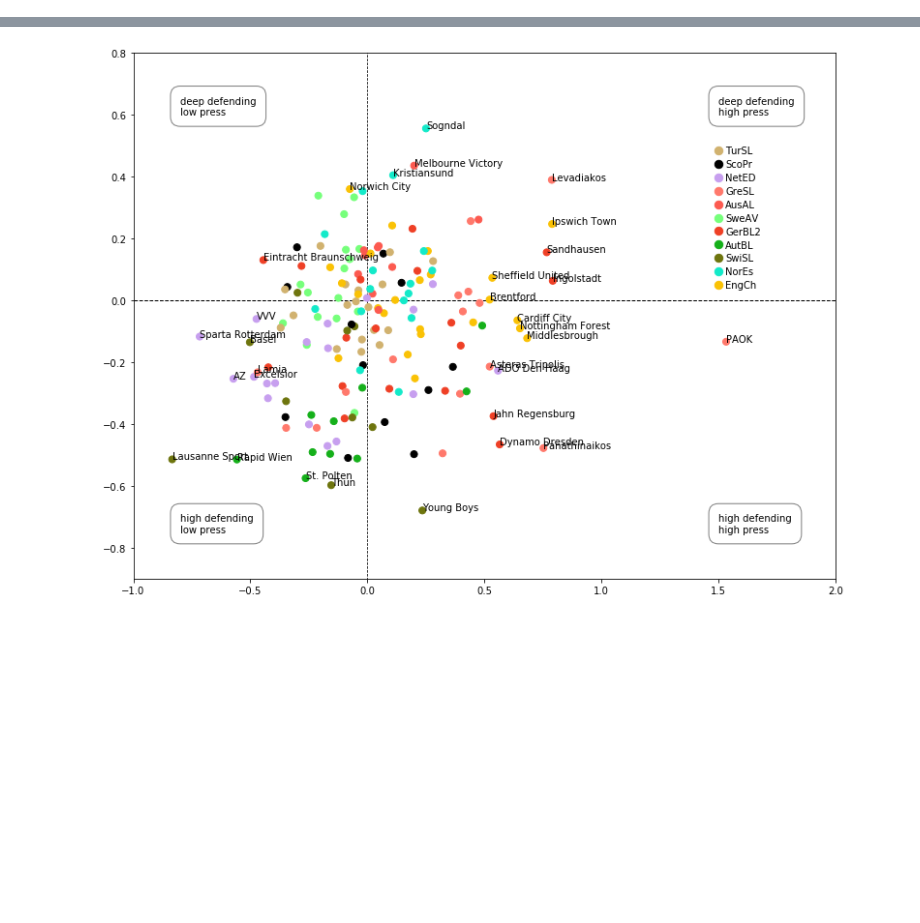
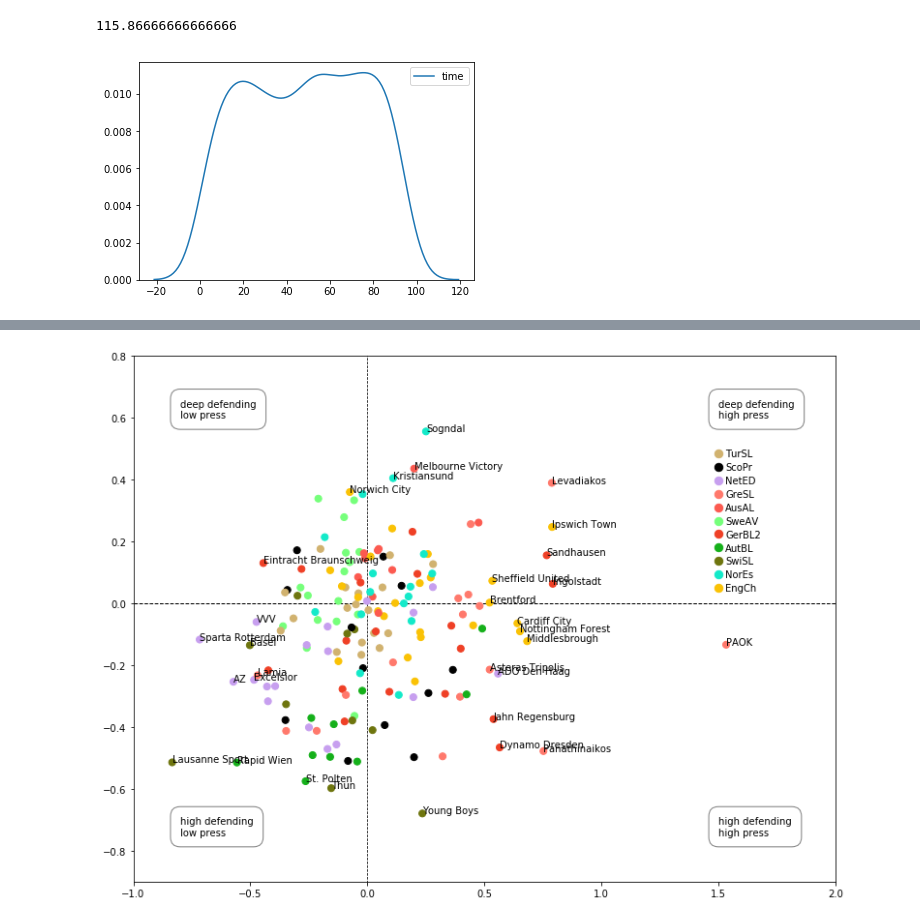
Before and after one commit to karlanka/stratagem_projects, a Jupyter notebook: defensive_clustering.ipynb, the cells around one changed output, grey strips where cells are left out. Saved outputs shown, nothing was run; the diff lists cells and outputs as text; code cells hidden in the pictures; blank space fills up the shorter version.

```diff
--- a/defensive_clustering.ipynb
+++ b/defensive_clustering.ipynb
@@ -257,3 +274,9 @@ df['concede_gravity'] = df['xp_save'] - df['xp_concede']
+# %%
+sns.kdeplot(df[df['icon']=='goal']['time']/60)
+df.time.max()/60.0
+# %% [output]
+115.86666666666666
+[figure, added]
 # %%
 from sklearn.linear_model import LinearRegression
 from sklearn.model_selection import train_test_split
```
Also changed, not shown: parts of 12 cells of this notebook.
